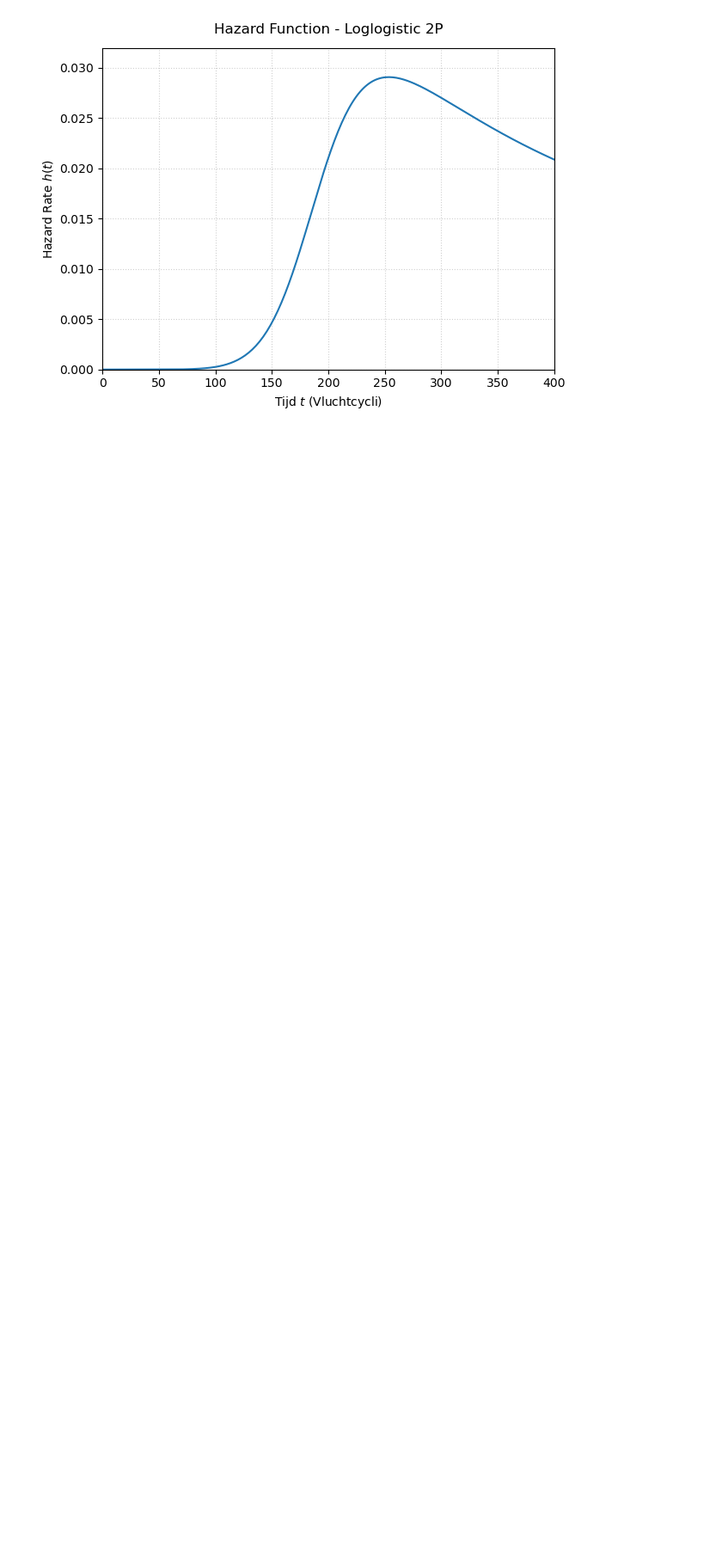
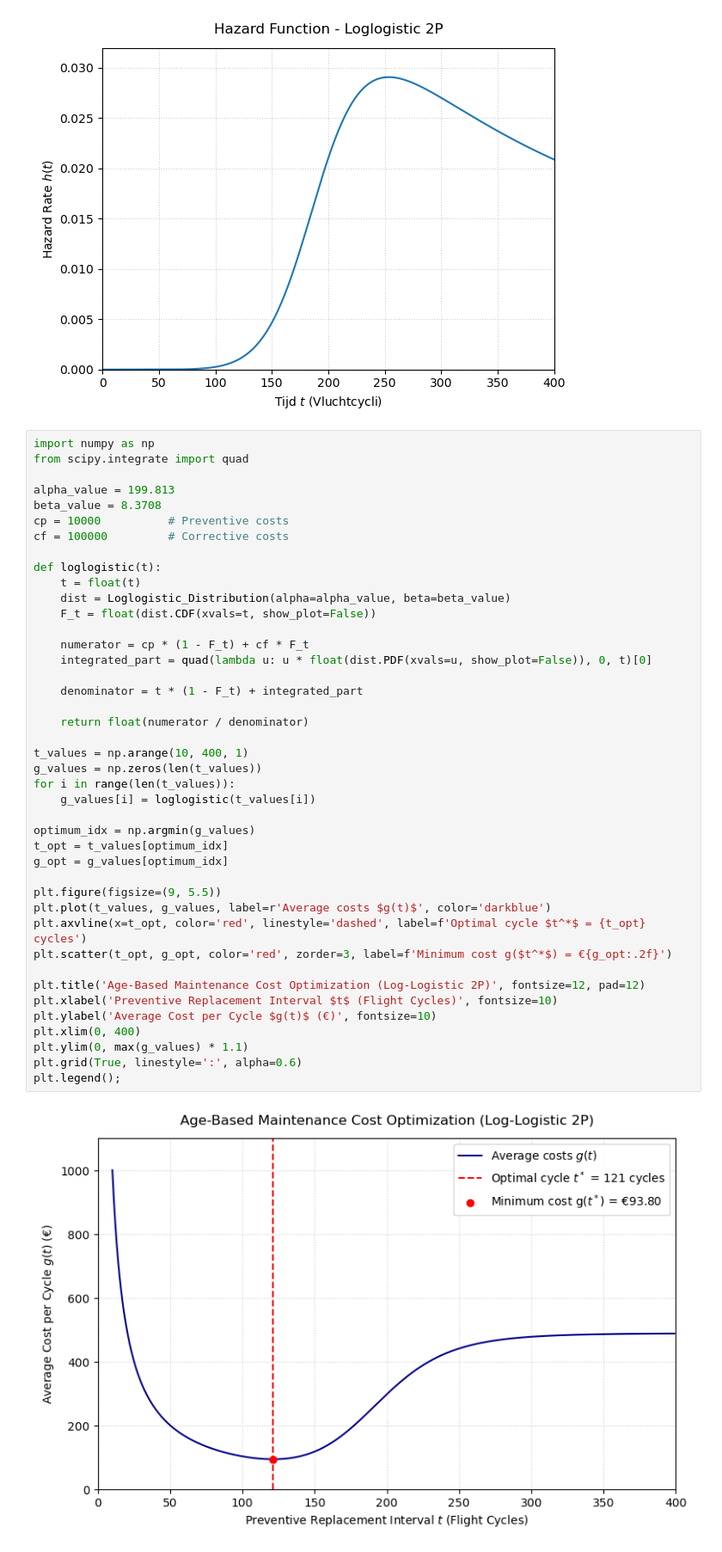
Before and after one commit to julianvanheijningen/Maintenance-Modelling-and-Analysis, a Jupyter notebook: exercise_1.ipynb, the cells around one changed output. Shown at 86% size. Cells and saved outputs as stored; diff of their text form; blank space fills up the shorter version.

```diff
--- a/exercise_1.ipynb
+++ b/exercise_1.ipynb
@@ -40,3 +40,47 @@ plt.tight_layout()
 plt.show()
 # %% [output]
 [figure]
+# %%
+import numpy as np
+from scipy.integrate import quad
+
+alpha_value = 199.813
+beta_value = 8.3708
+cp = 10000          # Preventive costs
+cf = 100000         # Corrective costs
+
+def loglogistic(t):
+    t = float(t)
+    dist = Loglogistic_Distribution(alpha=alpha_value, beta=beta_value)
+    F_t = float(dist.CDF(xvals=t, show_plot=False))
+
+    numerator = cp * (1 - F_t) + cf * F_t
+    integrated_part = quad(lambda u: u * float(dist.PDF(xvals=u, show_plot=False)), 0, t)[0]
+
+    denominator = t * (1 - F_t) + integrated_part
+
+    return float(numerator / denominator)
+
+t_values = np.arange(10, 400, 1)
+g_values = np.zeros(len(t_values))
+for i in range(len(t_values)):
+    g_values[i] = loglogistic(t_values[i])
+
+optimum_idx = np.argmin(g_values)
+t_opt = t_values[optimum_idx]
+g_opt = g_values[optimum_idx]
+
+plt.figure(figsize=(9, 5.5))
+plt.plot(t_values, g_values, label=r'Average costs $g(t)$', color='darkblue')
+plt.axvline(x=t_opt, color='red', linestyle='dashed', label=f'Optimal cycle $t^*$ = {t_opt} cycles')
+plt.scatter(t_opt, g_opt, color='red', zorder=3, label=f'Minimum cost g($t^*$) = €{g_opt:.2f}')
+
+plt.title('Age-Based Maintenance Cost Optimization (Log-Logistic 2P)', fontsize=12, pad=12)
+plt.xlabel('Preventive Replacement Interval $t$ (Flight Cycles)', fontsize=10)
+plt.ylabel('Average Cost per Cycle $g(t)$ (€)', fontsize=10)
+plt.xlim(0, 400)
+plt.ylim(0, max(g_values) * 1.1)
+plt.grid(True, linestyle=':', alpha=0.6)
+plt.legend();
+# %% [output]
+[figure, added]
```
